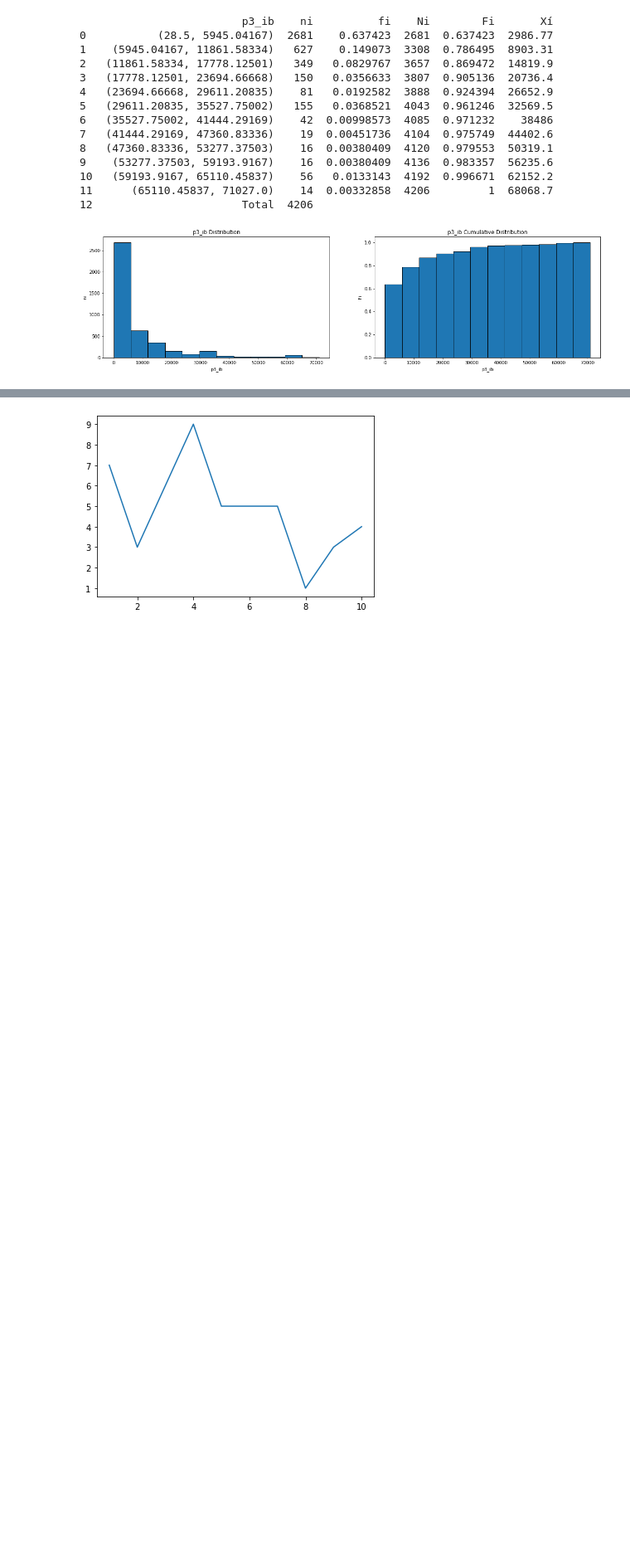
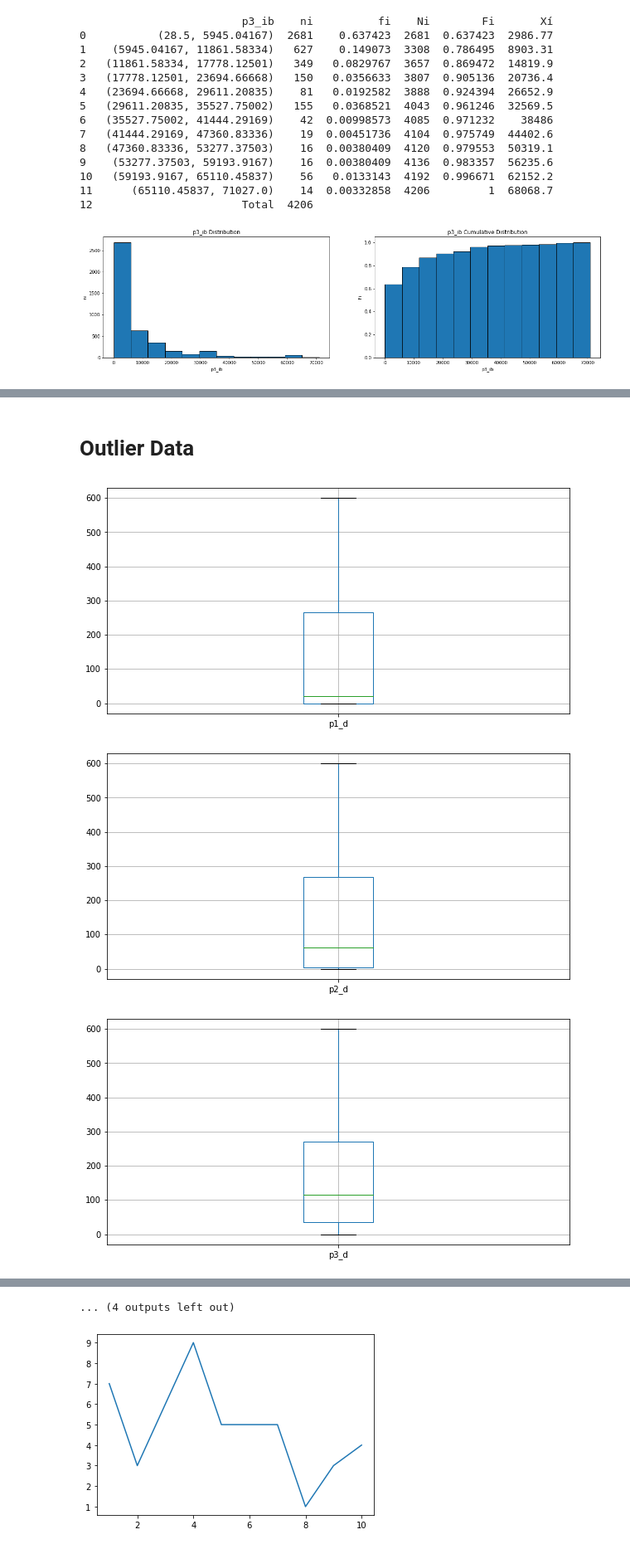
Before and after one commit to Kaiziferr/-Miner_Detector, a Jupyter notebook: PDG/1. Univariate_Analysis_Time.ipynb, the cells around one changed output, grey strips where cells are left out. Shown: that part at 83% size. Cells and saved outputs as stored; diff of their text form; code cells hidden in the pictures; blank space fills up the shorter version.

```diff
--- a/PDG/1. Univariate_Analysis_Time.ipynb
+++ b/PDG/1. Univariate_Analysis_Time.ipynb
@@ -224,10 +275,31 @@ def made_frequency_table(x, date,t):
     dic['Xí'] = class_mark(intervale,c)
     dic.loc[str(m)] = ['Total',total,' ',' ',' ',' ']
     return dic
+# %%
+def made_frequency_table_cualitative(x,date):
+
+    intervale = []
+    ni = []
+    intervale = list(date[x].unique())
+    ni = list(date[x].value_counts(dropna = False).values)
+    dic = pd.DataFrame()
+    total = np.sum(ni)
+    dic[x] = intervale
+    dic['ni'] = ni
+    dic['fi'] = np.round(dic['ni']/total,5)
+    dic['Ni'] = np.cumsum(dic['ni'])
+    dic['Fi'] = np.cumsum(dic['fi'])
+    dic.loc[len(ni)+1] = ['Total',total,' ',' ',' ']
+    return dic
 # %%
 tables_frequency = []
 for i in data_numeric_float:
-    tables_frequency.append(made_frequency_table(i, data,1))
+    tables_frequency.append(made_frequency_table_continue(i, data,1))
+# %%
+data_object_list = ['First_Protocol','Second_Protocol','Third_Protocol','Type','Cryptocurrency']
+tables_frequency_cualitative = []
+for i in data_object_list:
+    tables_frequency_cualitative.append(made_frequency_table_cualitative(i, data))
 # %%
 data_object
 # %% [output]
@@ -608,3 +720,9 @@ hist_plot(data_numeric_float[15],m)
 11      (65110.45837, 71027.0)    14  0.00332858  4206         1  68068.7
 12                       Total  4206
 [figure]
+# %%
+v_median = []
+v_mode = []
+for i in data_numeric_int:
+    v_median.append(data[i].median())
+    v_mode.append(stats.mode(data[i])[0][0])
@@ -610,0 +751,9 @@ hist_plot(data_numeric_float[15],m)
+# %% [markdown]
+# Outlier Data
+# %%
+for i in data_numeric_float:
+    outlier_data(i,data)
+# %% [output]
+[figure, added]
+[figure, added]
+[figure, added]
@@ -611,3 +769,4 @@ hist_plot(data_numeric_float[15],m)
+... (4 outputs left out)
 # %%
 # %%
 # Gráfico lineal
```
Also changed, not shown: parts of 23 cells of this notebook, 7 other files.
